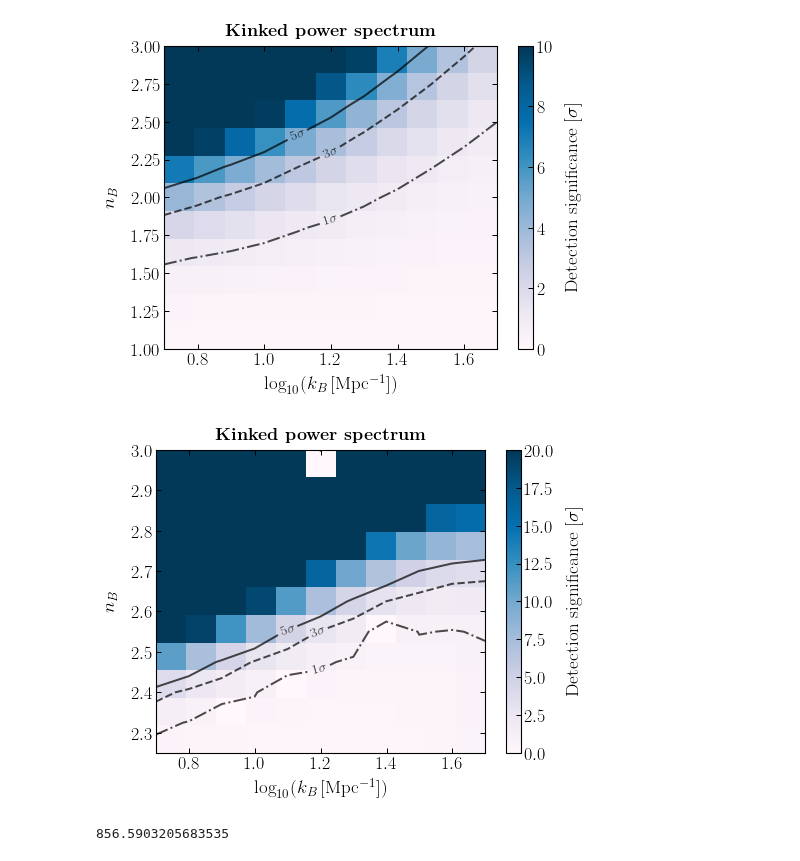
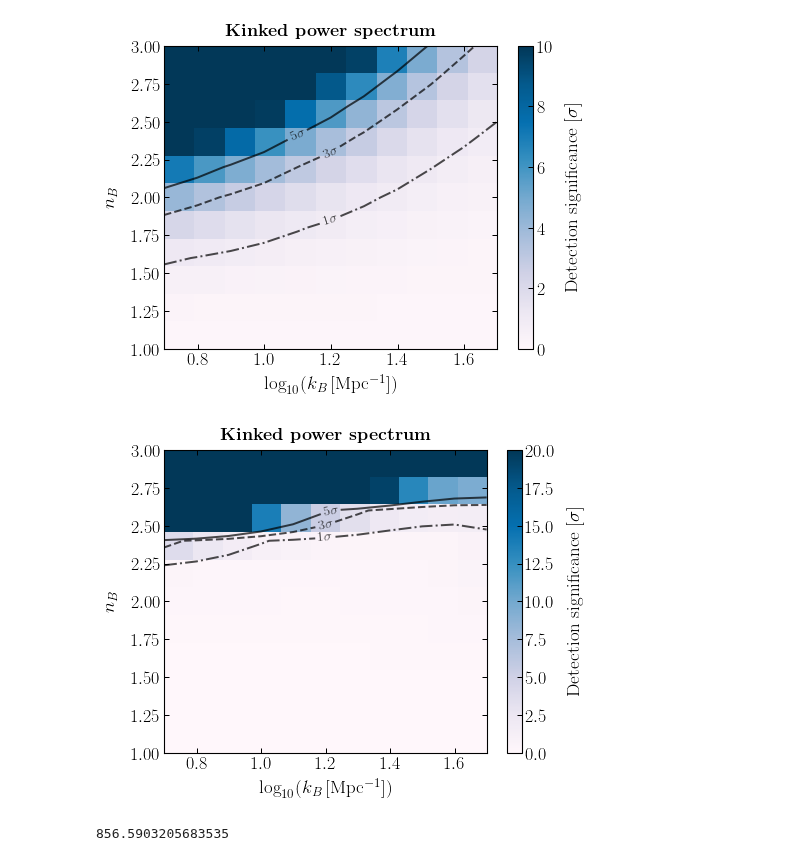
Before and after one commit to smsharma/astrometry-lensing-correlations, a Jupyter notebook: theory/notebooks/08_kink_pipeline.ipynb, the cells around one changed output. Saved outputs shown, nothing was run; the diff lists cells and outputs as text; code cells hidden in the pictures.

Commit message:
Narrow cutoff runs

```diff
--- a/theory/notebooks/08_kink_pipeline.ipynb
+++ b/theory/notebooks/08_kink_pipeline.ipynb
@@ -258,8 +258,8 @@ sens_ary = np.zeros((len(n_B_ary), len(k_B_ary)))
 
 for i_n_B, n_B in enumerate((tqdm(n_B_ary))):
     for i_k_B, k_B in enumerate(k_B_ary):
-        if not os.path.isfile("../cluster/cluster_out/wide_" + str(k_B) + "_" + str(n_B) + "_" + str(M_min) +  ".npz"): continue
-        Cl_ary = np.load("../cluster/cluster_out/wide_" + str(k_B) + "_" + str(n_B) + "_" + str(M_min) + ".npz")['C_l_mu_new']
+        if not os.path.isfile("../cluster/cluster_out/wide_-1_" + str(k_B) + "_" + str(n_B) + "_" + str(M_min) +  ".npz"): continue
+        Cl_ary = np.load("../cluster/cluster_out/wide_-1_" + str(k_B) + "_" + str(n_B) + "_" + str(M_min) + ".npz")['C_l_mu_new']
         sens_ary[i_n_B, i_k_B] = get_sens(Cl_ary)[1]
 # %%
 mpl.rcParams['figure.figsize'] = 7, 5.5
@@ -294,7 +294,7 @@ plt.tight_layout()
 # %% [output]
 [figure]
 # %%
-n_B_ary = np.linspace(2.25, 3, 11)
+n_B_ary = np.linspace(1, 3, 11)
 k_B_ary = np.logspace(np.log10(5), np.log10(50), 11)
 M_min = 1e-6
 
@@ -302,44 +302,44 @@ sens_ary = np.zeros((len(n_B_ary), len(k_B_ary)))
 
 for i_n_B, n_B in enumerate((tqdm(n_B_ary))):
     for i_k_B, k_B in enumerate(k_B_ary):
-        if not os.path.isfile("../cluster/cluster_out/narrow_" + str(k_B) + "_" + str(n_B) + "_" + str(M_min) +  ".npz"): continue
-        Cl_mu_ary = np.load("../cluster/cluster_out/narrow_" + str(k_B) + "_" + str(n_B) + "_" + str(M_min) + ".npz")['C_l_mu_new']
-        Cl_alpha_ary = np.load("../cluster/cluster_out/narrow_" + str(k_B) + "_" + str(n_B) + "_" + str(M_min) + ".npz")['C_l_alpha_new']
+        if not os.path.isfile("../cluster/cluster_out/wide_-1_" + str(k_B) + "_" + str(n_B) + "_" + str(M_min) +  ".npz"): continue
+        Cl_mu_ary = np.load("../cluster/cluster_out/wide_-1_" + str(k_B) + "_" + str(n_B) + "_" + str(M_min) + ".npz")['C_l_mu_new']
+        Cl_alpha_ary = np.load("../cluster/cluster_out/wide_-1_" + str(k_B) + "_" + str(n_B) + "_" + str(M_min) + ".npz")['C_l_alpha_new']
         sens_ary[i_n_B, i_k_B] = get_sens_with_alpha(Cl_mu_ary, Cl_alpha_ary, sigma_mu=10000, sigma_alpha=.1, l_max=10000)[1]
 # %%
 mpl.rcParams['figure.figsize'] = 7, 5.5
 
 levels = [1,3,5]
 # levels = [0.1,0.2,5]
 
 X, Y = np.meshgrid(np.log10(k_B_ary), n_B_ary)
 
 fig, ax = plt.subplots()
 
 CS = ax.contour(X, Y, sens_ary, levels = levels, linestyles=['-.','--','-'], colors='k', linewidths=2, alpha=0.7)
 
 fmt = {}
 strs = ['1$\sigma$', '3$\sigma$', '5$\sigma$']
 for l, s in zip(CS.levels, strs):
     fmt[l] = s
 
-im = ax.imshow(sens_ary,cmap = 'PuBu', aspect='auto', origin='lower', extent=[np.log10(5),np.log10(50),2.25,3], vmin=0, vmax=20)
+im = ax.imshow(sens_ary,cmap = 'PuBu', aspect='auto', origin='lower', extent=[np.log10(5),np.log10(50),1,3], vmin=0, vmax=20)
 
 ax.clabel(CS, fmt=fmt,inline=1, fontsize=14)
 
 ax.set_xlabel("$\log_{10}(k_B\,\mathrm{[Mpc^{-1}]})$")
 ax.set_ylabel("$n_B$")
 ax.set_title('\\textbf{Kinked power spectrum}', fontsize=18)
 
 cbar = fig.colorbar(im)
 cbar.set_label('Detection significance [$\sigma$]')
 
 plt.tight_layout()
 # plt.savefig(plots_dir + "kink_PS_sig.pdf")
 
 # plt.ylim(2, 3)
 # %% [output]
-[figure, old version]
+[figure, new version]
 # %%
 k_B = 3.
 Cl_mu_ary = np.load("../cluster/cluster_out/calib2_6.294627058970836_3.0.npz")['C_l_mu_new']
```
Also changed, not shown: 1 other file.
